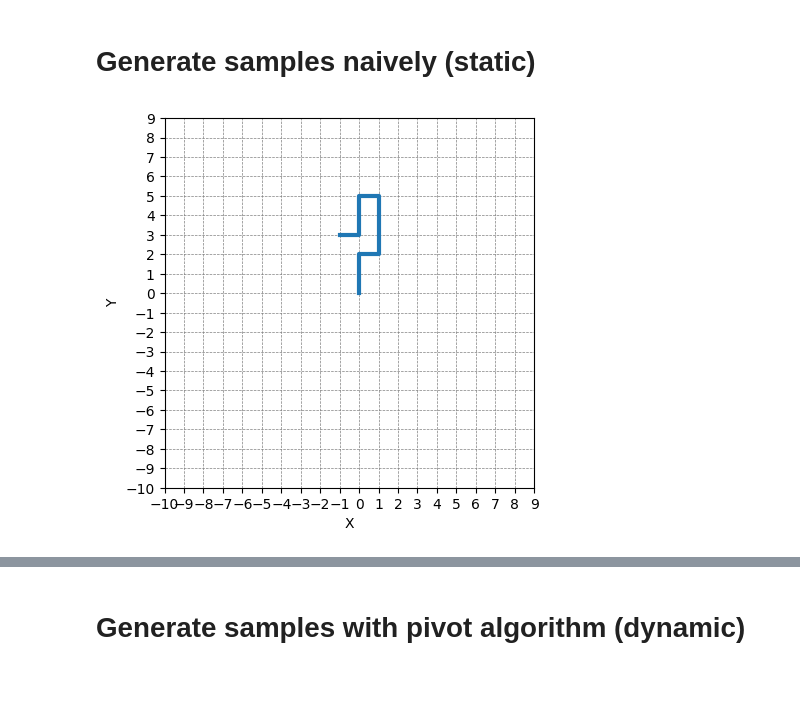
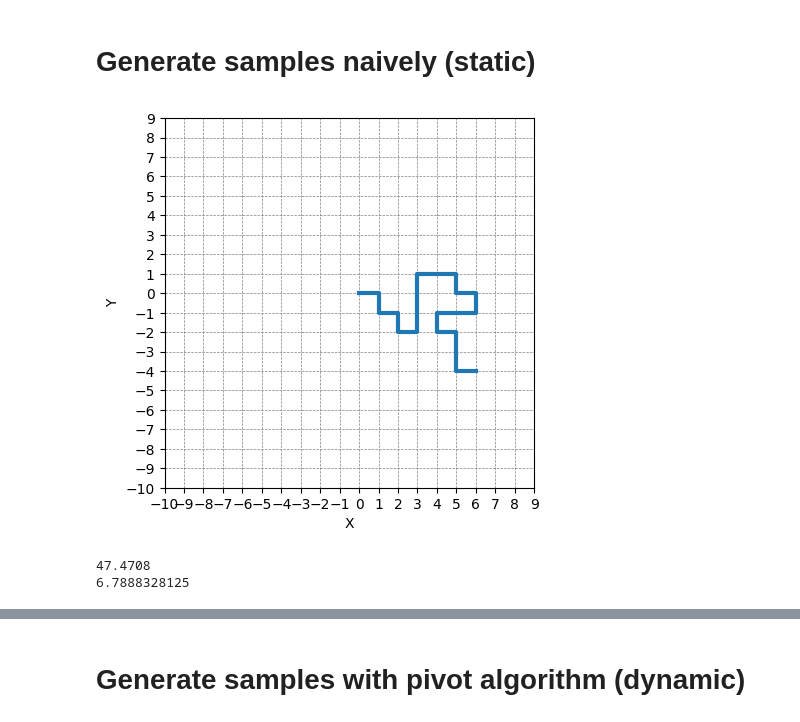
Before and after one commit to zhxabi/SAW-MC, a Jupyter notebook: saw_local.ipynb, the cells around one changed output, grey strips where cells are left out. Saved outputs shown, nothing was run; the diff lists cells and outputs as text; code cells hidden in the pictures; blank space fills up the shorter version.

```diff
--- a/saw_local.ipynb
+++ b/saw_local.ipynb
@@ -39,17 +39,13 @@ class saw2d():
     # the below is incorrect because it generates wrong distribution
     # valid_idx = (~np.all(next_moves[:, None] == self.walked_path, axis=2)).all(axis=1)  # in-line optimization by gpt4
     # next_moves = next_moves[valid_idx]
-
     # print(f"next_moves: {next_moves}")
     # print(f"valid_idx: {valid_idx}")
-
     # if len(next_moves) == 0:
     #   # there are no valid moves
     #   # print("dead end reached")
     #   return False
 
-    # there is a valid move
-    # self.curr_pos = next_moves[np.random.choice(len(next_moves))]
     next_pos = next_moves[np.random.choice(len(next_moves))]
     if np.any(np.all(self.walked_path == next_pos, axis=1)):
       return False
@@ -122,15 +118,15 @@ class saw2d():
     # print(f"pivot point: {pivot_point}")
     # print(f"pivot operation: {transformation}")
 
-    # Transform around the pivot point
-    new_path = self.walked_path[:pivot_index + 1].copy()
-    for point in self.walked_path[pivot_index + 1:]:
-      vector = point - pivot_point
-      rotated_vector = transformation.dot(vector)
-      new_point = rotated_vector + pivot_point
-      new_path = np.vstack((new_path, new_point))
+    new_path = np.empty_like(self.walked_path)
+    new_path[:pivot_index + 1] = self.walked_path[:pivot_index + 1]
 
-    # Check new path
+    vectors = self.walked_path[pivot_index+1:] - pivot_point
+    transformed_vecs = vectors @ transformation.T
+    new_points = transformed_vecs + pivot_point
+    new_path[pivot_index+1:] = new_points
+
+
     if self.is_valid_walk(new_path):
       # print("pivot success")
       self.walked_path = new_path
@@ -146,28 +142,28 @@ class saw2d():
 # %% [markdown]
 # Generate samples naively (static)
 # %%
-N = 10
+N = 20
 
 saw = saw2d()
 
 # saw.take_steps(N)
 res = saw.take_steps(N)
 while not res:
     saw = saw2d()
     res = saw.take_steps(N)
 
 saw.plot_walk()
 # saw.get_S2()
 # %% [output]
-[figure, old version]
+[figure, new version]
 # %%
-N = 100
-iters = 1000
+N = 15
+iters = 10000
 omega2_arr = np.zeros(iters)
 S2_arr = np.zeros(iters)
 
 
-for i in range(iters):
+for i in trange(iters):
   gen_success = False
   while not gen_success:
     saw = saw2d()
@@ -179,3 +175,6 @@ for i in range(iters):
 # saw.plot_walk()
 print(np.mean(omega2_arr))
 print(np.mean(S2_arr))
+# %% [output]
+47.4708
+6.7888328125
```
Also changed, not shown: parts of 27 cells of this notebook.
